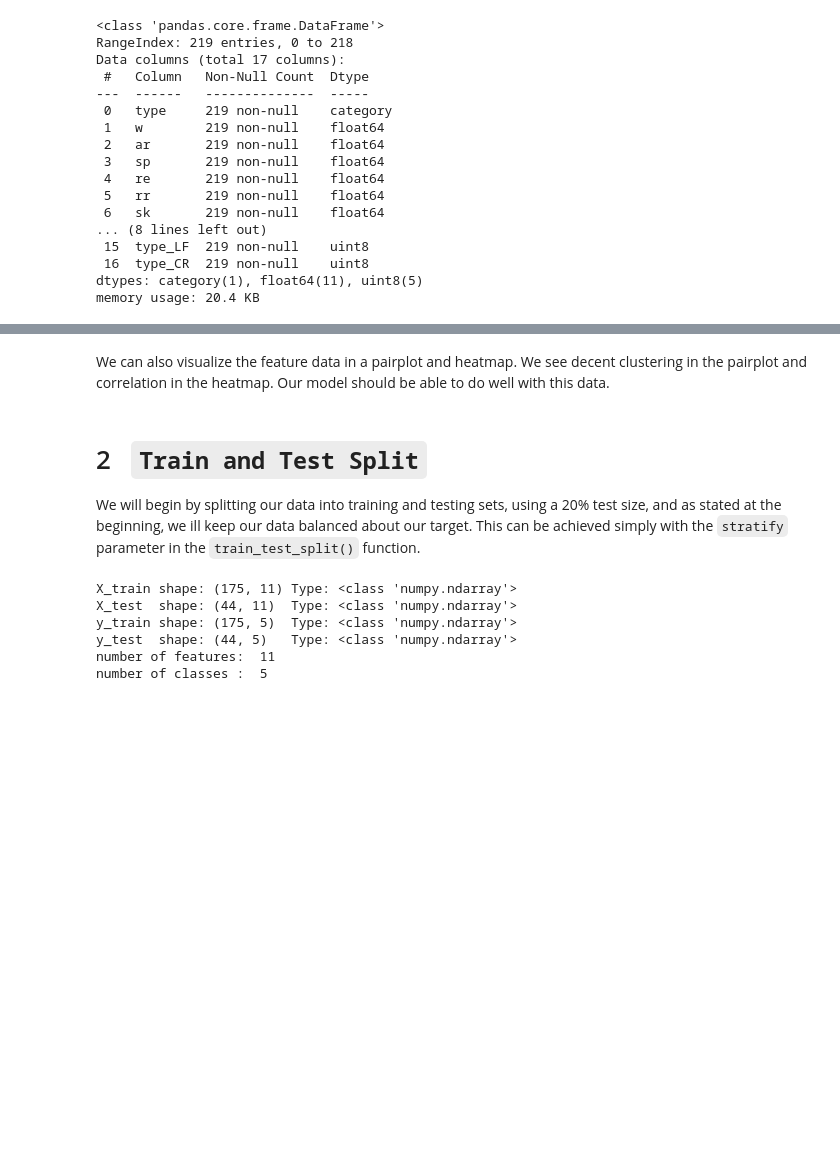
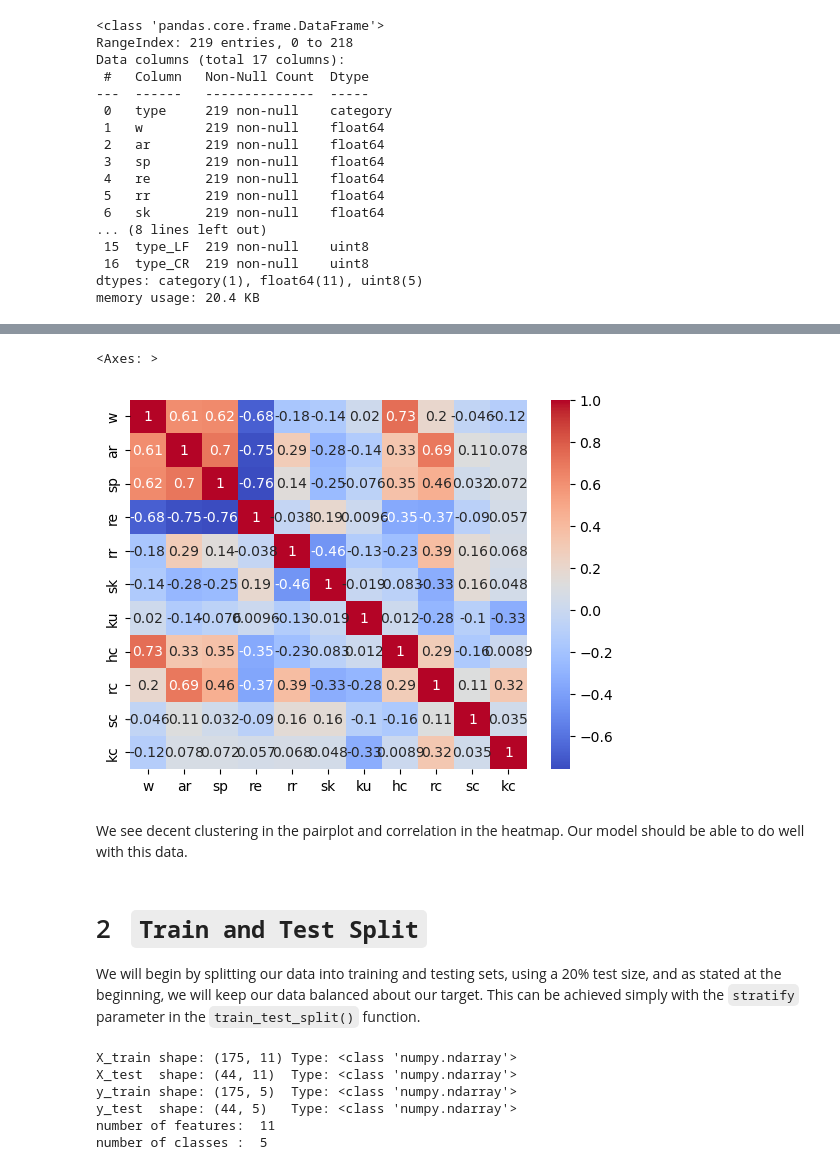
Before and after one commit to sokosaa/Machine-Learning-in-Mechanical-Engineering, a Jupyter notebook: project/project.ipynb, the cells around one changed output, grey strips where cells are left out. Drawn from its saved outputs; the diff is of its cells as text; code cells hidden in the pictures; blank space fills up the shorter version.

```diff
--- a/project/project.ipynb
+++ b/project/project.ipynb
@@ -163,2 +165,7 @@ df[nums].describe()
+# %%
+sns.heatmap(df[nums].corr(), annot=True, cmap='coolwarm')
+# %% [output]
+<Axes: >
+[figure, added]
 # %% [markdown]
-We can also visualize the feature data in a pairplot and heatmap. We see decent clustering in the pairplot and correlation in the heatmap. Our model should be able to do well with this data.
+We see decent clustering in the pairplot and correlation in the heatmap. Our model should be able to do well with this data.
@@ -169,7 +172,7 @@ We can also visualize the feature data in a pairplot and heatmap. We see decent
 # %% [markdown]
 # 2 &nbsp; `Train and Test Split`
 
-We will begin by splitting our data into training and testing sets, using a 20% test size, and as stated at the beginning, we ill keep our data balanced about our target. This can be achieved simply with the `stratify` parameter in the `train_test_split()` function.
+We will begin by splitting our data into training and testing sets, using a 20% test size, and as stated at the beginning, we will keep our data balanced about our target. This can be achieved simply with the `stratify` parameter in the `train_test_split()` function.
 # %%
 X = df.select_dtypes(include=['float64']).values
 Y = df.select_dtypes(include=['uint8']).values
```
Also changed, not shown: parts of 39 cells of this notebook, 8 other files.
